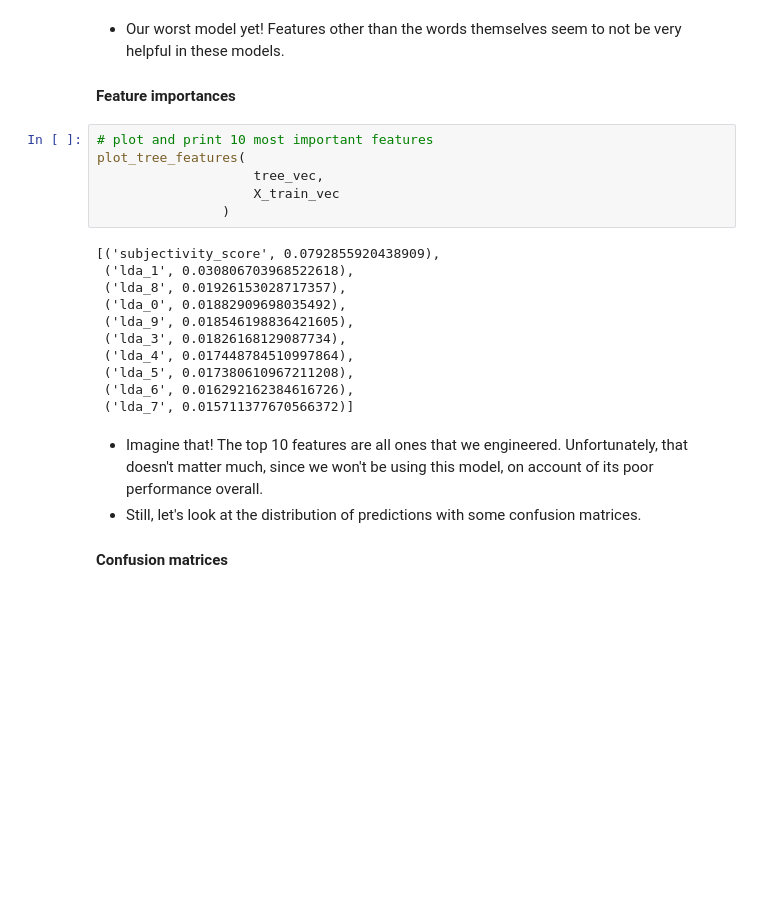
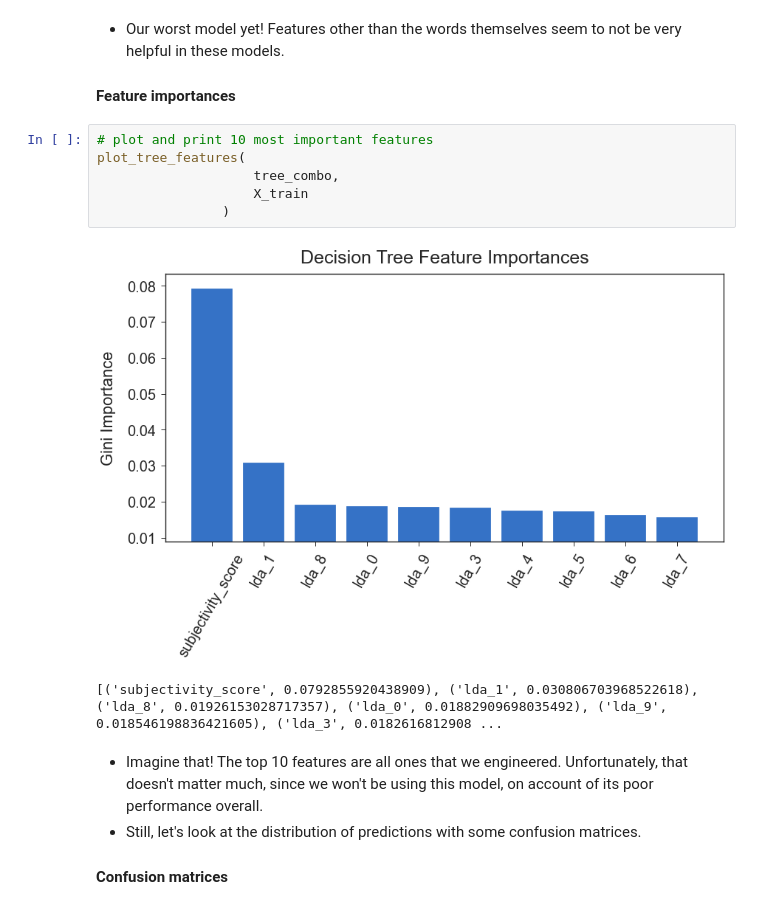
Before and after one commit to p-szymo/twitter-sentiment-analysis, a Jupyter notebook: 04_modeling.ipynb, the cells around one changed output. Saved outputs shown, nothing was run; the diff lists cells and outputs as text; blank space fills up the shorter version.

Commit message:
update to latest charts and rerun notebook

```diff
--- a/04_modeling.ipynb
+++ b/04_modeling.ipynb
@@ -742,20 +740,12 @@ Precision: 0.671738010134415
 # %%
 # plot and print 10 most important features
 plot_tree_features(
-                    tree_vec,
-                    X_train_vec
+                    tree_combo,
+                    X_train
                 )
 # %% [output]
+[figure, added]
-[('subjectivity_score', 0.0792855920438909),
- ('lda_1', 0.030806703968522618),
- ('lda_8', 0.01926153028717357),
- ('lda_0', 0.01882909698035492),
- ('lda_9', 0.018546198836421605),
- ('lda_3', 0.01826168129087734),
- ('lda_4', 0.017448784510997864),
- ('lda_5', 0.017380610967211208),
- ('lda_6', 0.016292162384616726),
- ('lda_7', 0.015711377670566372)]
+[('subjectivity_score', 0.0792855920438909), ('lda_1', 0.030806703968522618), ('lda_8', 0.01926153028717357), ('lda_0', 0.01882909698035492), ('lda_9', 0.018546198836421605), ('lda_3', 0.0182616812908 ...
 # %% [markdown]
 - Imagine that! The top 10 features are all ones that we engineered. Unfortunately, that doesn't matter much, since we won't be using this model, on account of its poor performance overall.
 - Still, let's look at the distribution of predictions with some confusion matrices.
```
Also changed, not shown: parts of 25 cells of this notebook, 3 other files.
